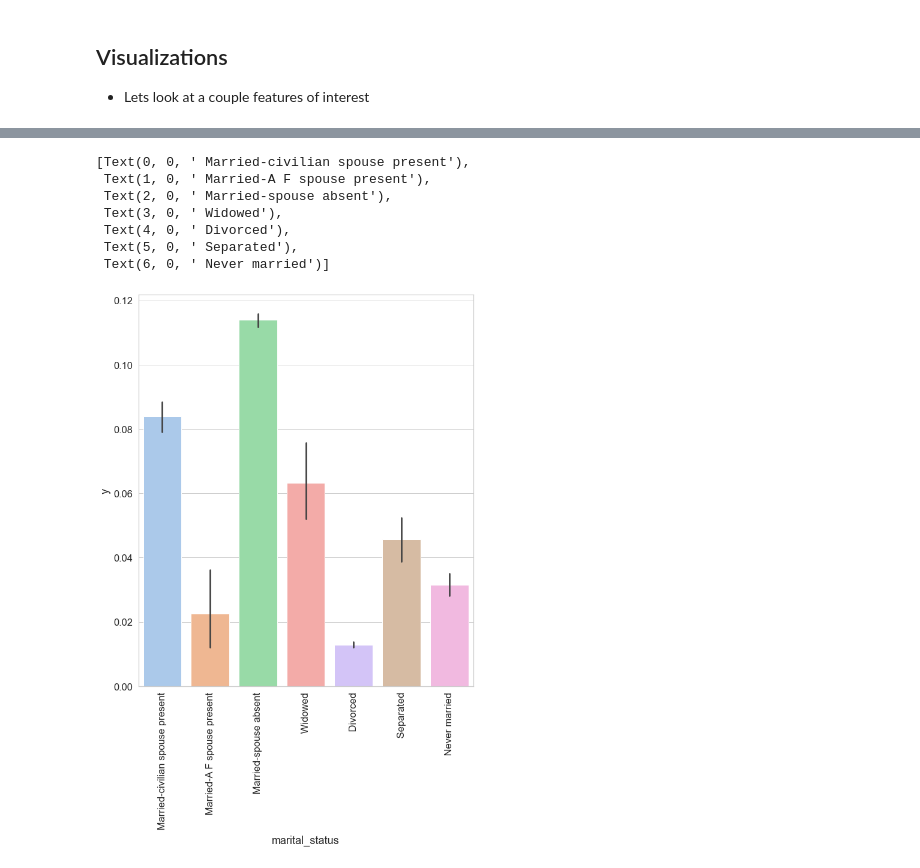
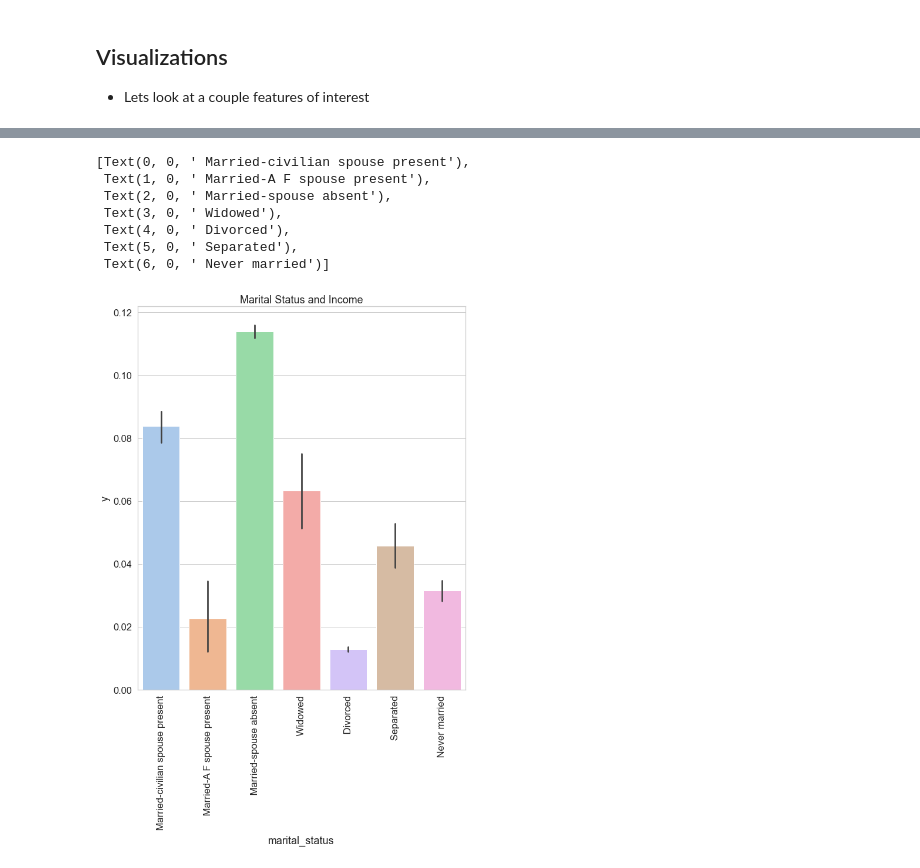
Before and after one commit to jenright15/income-classification, a Jupyter notebook: code/EDA.ipynb, the cells around one changed output, grey strips where cells are left out. Cells and saved outputs as stored; diff of their text form; code cells hidden in the pictures.

```diff
--- a/code/EDA.ipynb
+++ b/code/EDA.ipynb
@@ -227,34 +247,35 @@ fig.tight_layout()
 X_train = label_columns(df, categorical_columns, label_encoding=True)
 X_test = label_columns(df_test, categorical_columns, label_encoding=True)
 X_train['y'] = X_train['y'].astype('category').cat.codes
 
 # Mapping a label to each category
 industry_map = {
         ' Married-civilian spouse present' : 1,
         ' Married-A F spouse present': 2,
         ' Married-spouse absent': 3,
         ' Widowed': 4,
         ' Divorced': 5,
         ' Separated': 6,
         ' Never married':7,
 }
 
 # Plot
 sns.set_palette("pastel")
 sns.set_style('whitegrid')
 
 fig, ax = plt.subplots(figsize = (10,12))
 sns_grad = sns.barplot(x = X_train['marital_status'], y = X_train['y'], data = X_train, ax=ax)
+sns_grad.set(title='Marital Status and Income')
 ax.set_xticklabels(list(industry_map.keys()), rotation=90)
 # %% [output]
 [Text(0, 0, ' Married-civilian spouse present'),
  Text(1, 0, ' Married-A F spouse present'),
  Text(2, 0, ' Married-spouse absent'),
  Text(3, 0, ' Widowed'),
  Text(4, 0, ' Divorced'),
  Text(5, 0, ' Separated'),
  Text(6, 0, ' Never married')]
-[figure, old version]
+[figure, new version]
 # %%
 sns.set_style("whitegrid")
 fig, ax = plt.subplots(figsize = (10,12))
```
Also changed, not shown: parts of 10 cells of this notebook.
